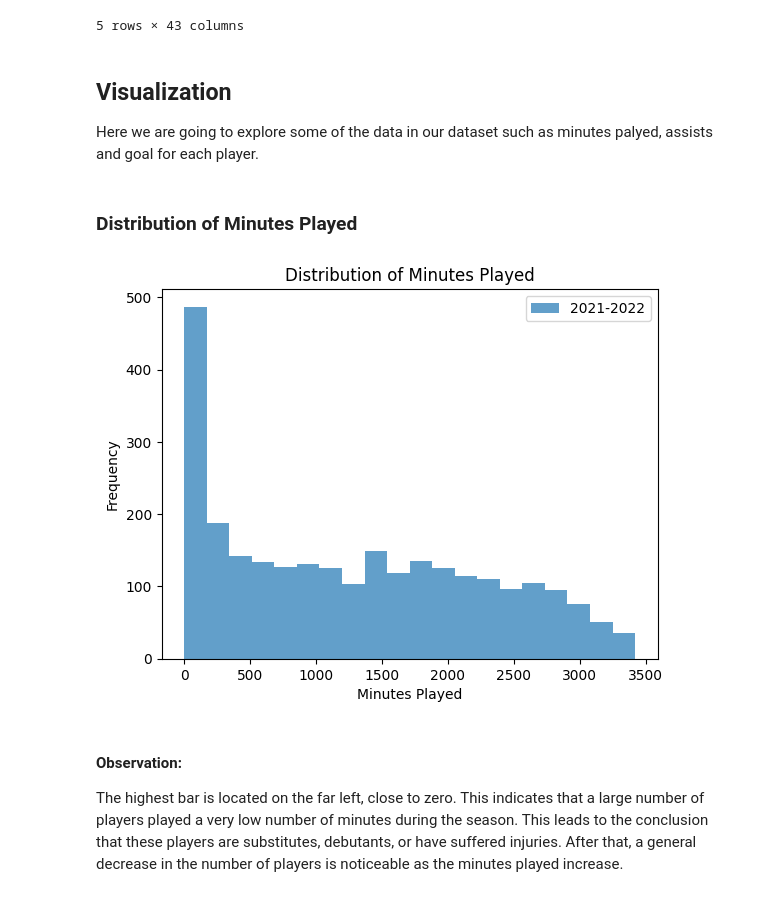
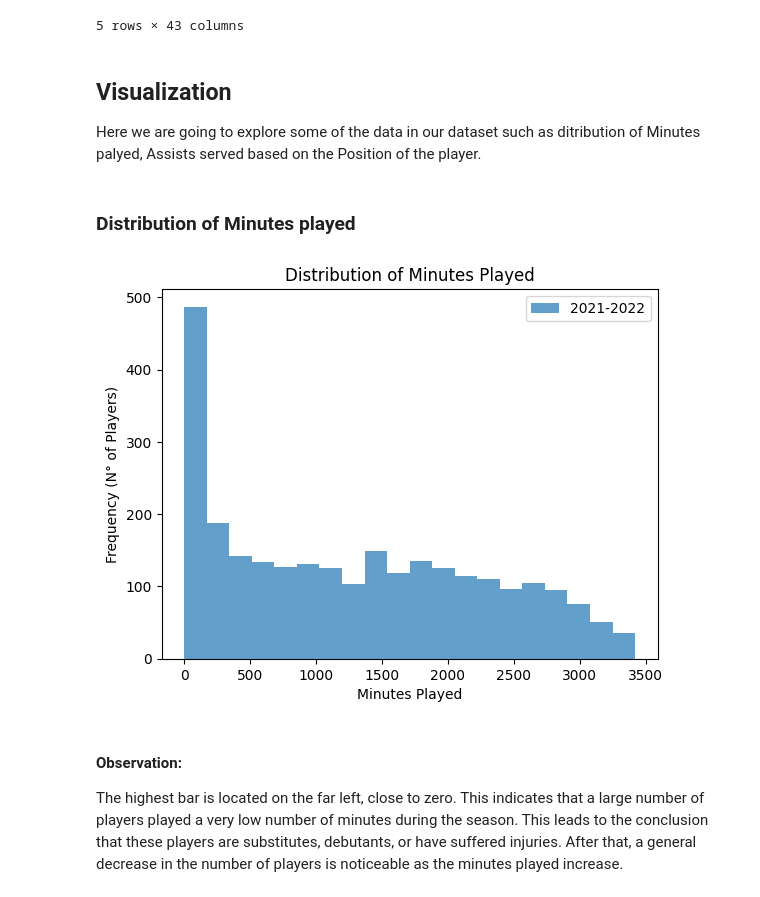
Before and after one commit to Mammew/proj_IDS, a Jupyter notebook: notebook.ipynb, the cells around one changed output. Drawn from its saved outputs; the diff is of its cells as text; code cells hidden in the pictures.

```diff
--- a/notebook.ipynb
+++ b/notebook.ipynb
@@ -129,18 +129,18 @@ dataset_23.head()
 5 rows × 43 columns
 # %% [markdown]
 ## Visualization
-Here we are going to explore some of the data in our dataset such as minutes palyed, assists and goal for each player.
+Here we are going to explore some of the data in our dataset such as ditribution of Minutes palyed, Assists served based on the Position of the player.
 # %% [markdown]
-### Distribution of Minutes Played
+### Distribution of Minutes played
 # %%
 plt.hist(dataset_22["Min"], bins=20, alpha=0.7, label="2021-2022")
 plt.xlabel("Minutes Played")
-plt.ylabel("Frequency")
+plt.ylabel("Frequency (N° of Players)")
 plt.title("Distribution of Minutes Played")
 plt.legend()
 plt.show()
 # %% [output]
-[figure, old version]
+[figure, new version]
 # %% [markdown]
 #### Observation:
 The highest bar is located on the far left, close to zero. This indicates that a large number of players played a very low number of minutes during the season. This leads to the conclusion that these players are substitutes, debutants, or have suffered injuries.
```
Also changed, not shown: parts of 14 cells of this notebook.
